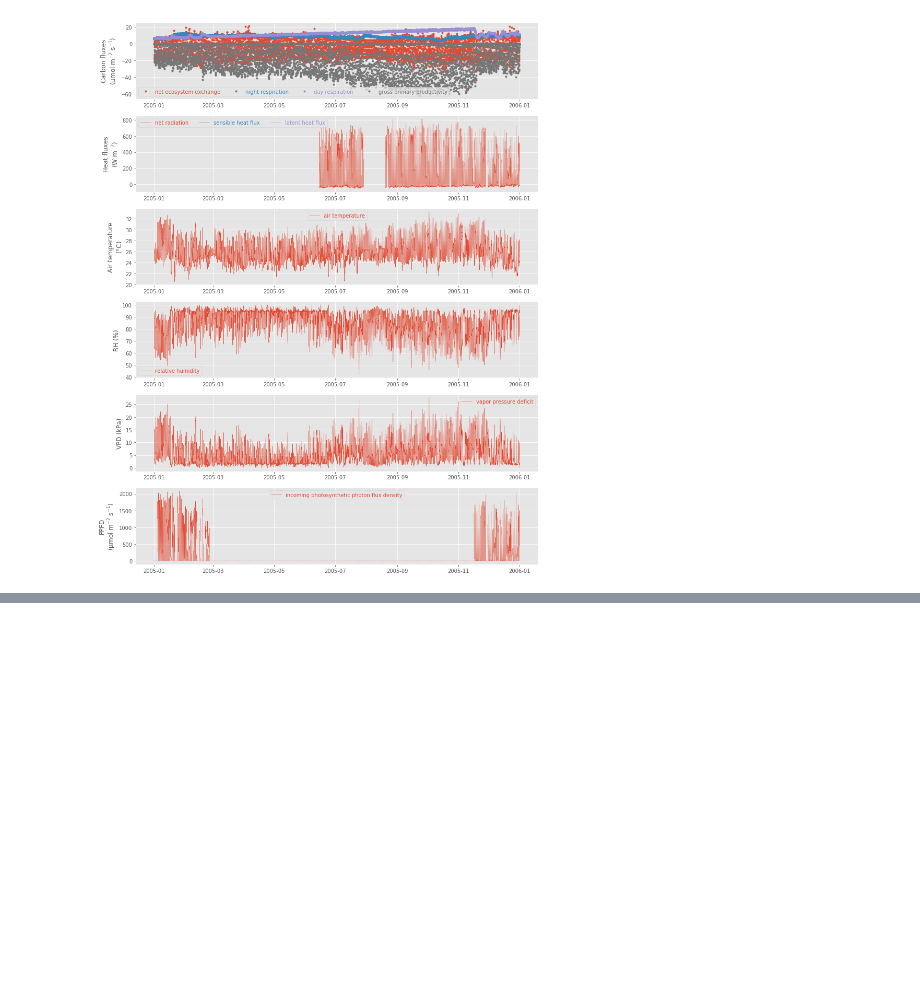
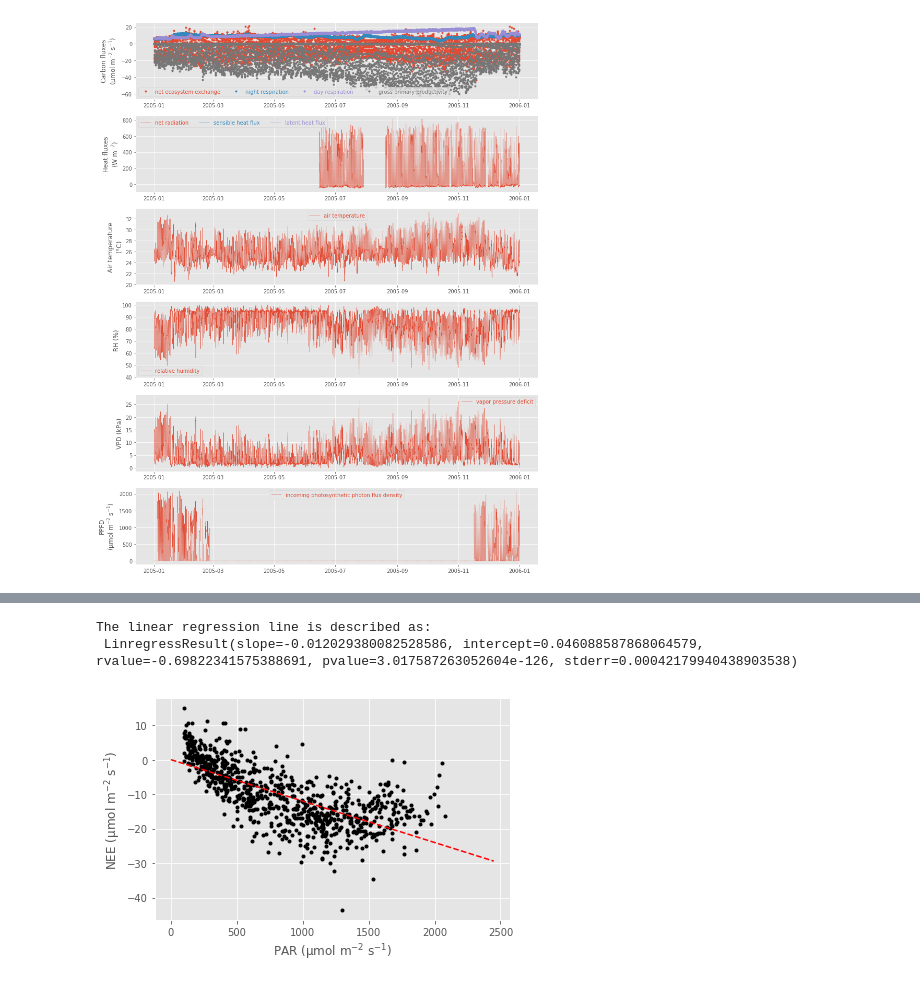
Before and after one commit to geoalchimista/aos155_scripts, a Jupyter notebook: plot_fluxdata.ipynb, the cells around one changed output, grey strips where cells are left out. Drawn from its saved outputs; the diff is of its cells as text; code cells hidden in the pictures; blank space fills up the shorter version.

```diff
--- a/plot_fluxdata.ipynb
+++ b/plot_fluxdata.ipynb
@@ -53,9 +68,8 @@ print(df_flux.columns.values)
 # %%
 # subset the dataframe as you like
-# modify `plot_time_start` and `plot_time_end` to select the plotted period
-# must follow the format 'yyyy-mm-dd{T}hh:mm'
-plot_time_start = np.datetime64('2005-01-01T00:00')
-plot_time_end = np.datetime64('2006-01-01T00:00')
+# Modify `plot_time_start` and `plot_time_end` to define the period
+plot_time_start = pd.Timestamp('2005-01-01 00:00')
+plot_time_end = pd.Timestamp('2006-01-01 00:00')
 df_flux_subset = df_flux.loc[
     (df_flux['TIMESTAMP_START'] >= plot_time_start) &
     (df_flux['TIMESTAMP_START'] < plot_time_end), :]
@@ -134,0 +226,2 @@ fig.savefig('fluxdata_timeseries.png', dpi=300)
+# %%
+df_flux_subset_PAR = df_flux_subset.query('PPFD_IN >= 100')
@@ -134,0 +242,20 @@ fig.savefig('fluxdata_timeseries.png', dpi=300)
+# %%
+fig3, f3ax = plt.subplots(1, 1)
+f3ax.plot(df_flux_subset_PAR['PPFD_IN'], df_flux_subset_PAR['NEE_VUT_REF'], 'k.')
+linfit_NEE_PAR2 = nan_linregress(df_flux_subset_PAR['PPFD_IN'].values,
+                                 df_flux_subset_PAR['NEE_VUT_REF'].values)
+print('The linear regression line is described as:\n', linfit_NEE_PAR2)
+
+f3ax.plot(np.arange(0, 2500, 50),
+          np.arange(0, 2500, 50) * linfit_NEE_PAR2.slope + linfit_NEE_PAR2.intercept,
+          'r--', lw=1.5)
+f3ax.set_xlabel('PAR ($\mu$mol m$^{-2}$ s$^{-1}$)')
+f3ax.set_ylabel('NEE ($\mu$mol m$^{-2}$ s$^{-1}$)')
+
+fig3.tight_layout()
+
+# fig3.savefig('nee_vs_par.png', dpi=300)  # uncomment to save the figure
+# %% [output]
+The linear regression line is described as:
+ LinregressResult(slope=-0.012029380082528586, intercept=0.046088587868064579, rvalue=-0.69822341575388691, pvalue=3.017587263052604e-126, stderr=0.00042179940438903538)
+[figure, added]
```
Also changed, not shown: parts of 19 cells of this notebook, 1 other file.
